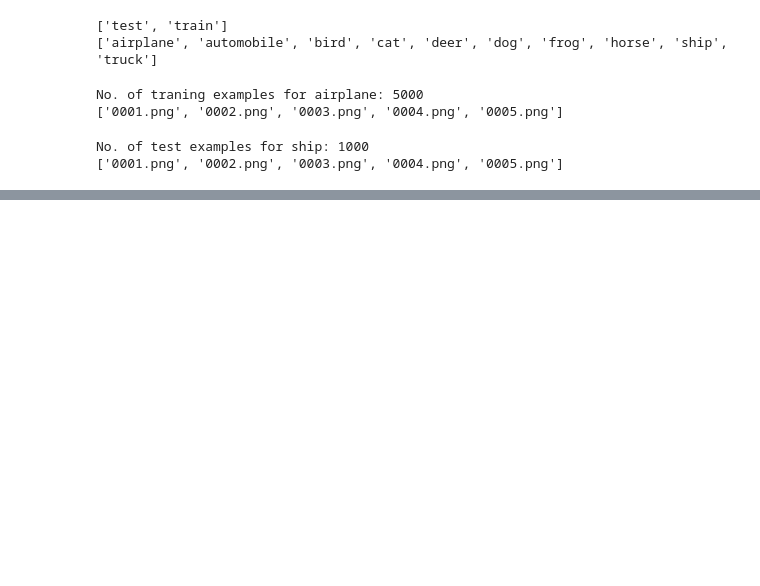
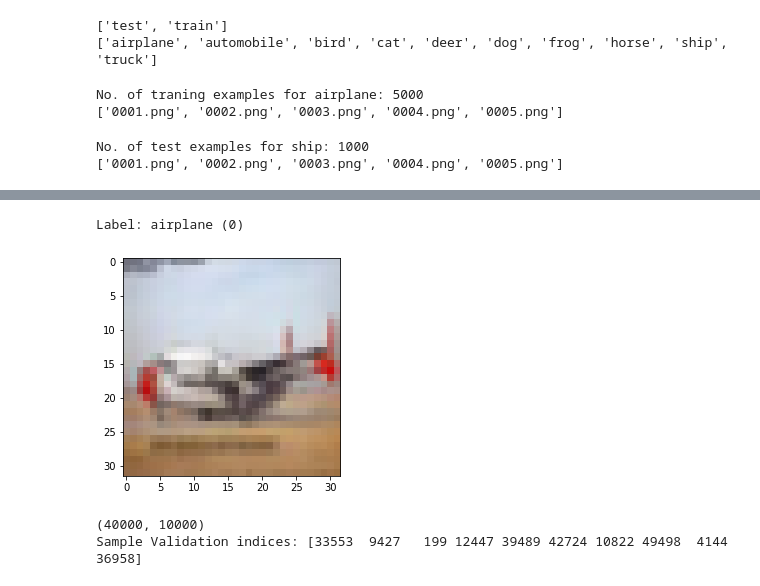
Before and after one commit to still-n0thing/learning-pytorch, a Jupyter notebook: 05/05a.ipynb, the cells around one changed output, grey strips where cells are left out. Drawn from its saved outputs; the diff is of its cells as text; code cells hidden in the pictures; blank space fills up the shorter version.

```diff
--- a/05/05a.ipynb
+++ b/05/05a.ipynb
@@ -51,0 +89,5 @@ dataset = ImageFolder(data_dir + '/train', transform=ToTensor())
+# %%
+show_example(*dataset[1099])
+# %% [output]
+Label: airplane (0)
+[figure, added]
@@ -51,0 +106,10 @@ dataset = ImageFolder(data_dir + '/train', transform=ToTensor())
+# %%
+val_pct = 0.2
+rand_seed = 42
+
+train_indices, val_indices = split_indices(len(dataset), val_pct, rand_seed)
+print(f'({len(train_indices)}, {len(val_indices)})')
+print(f'Sample Validation indices: {val_indices[:10]}')
+# %% [output]
+(40000, 10000)
+Sample Validation indices: [33553  9427   199 12447 39489 42724 10822 49498  4144 36958]
```
Also changed, not shown: parts of 38 cells of this notebook, 2 other files.
